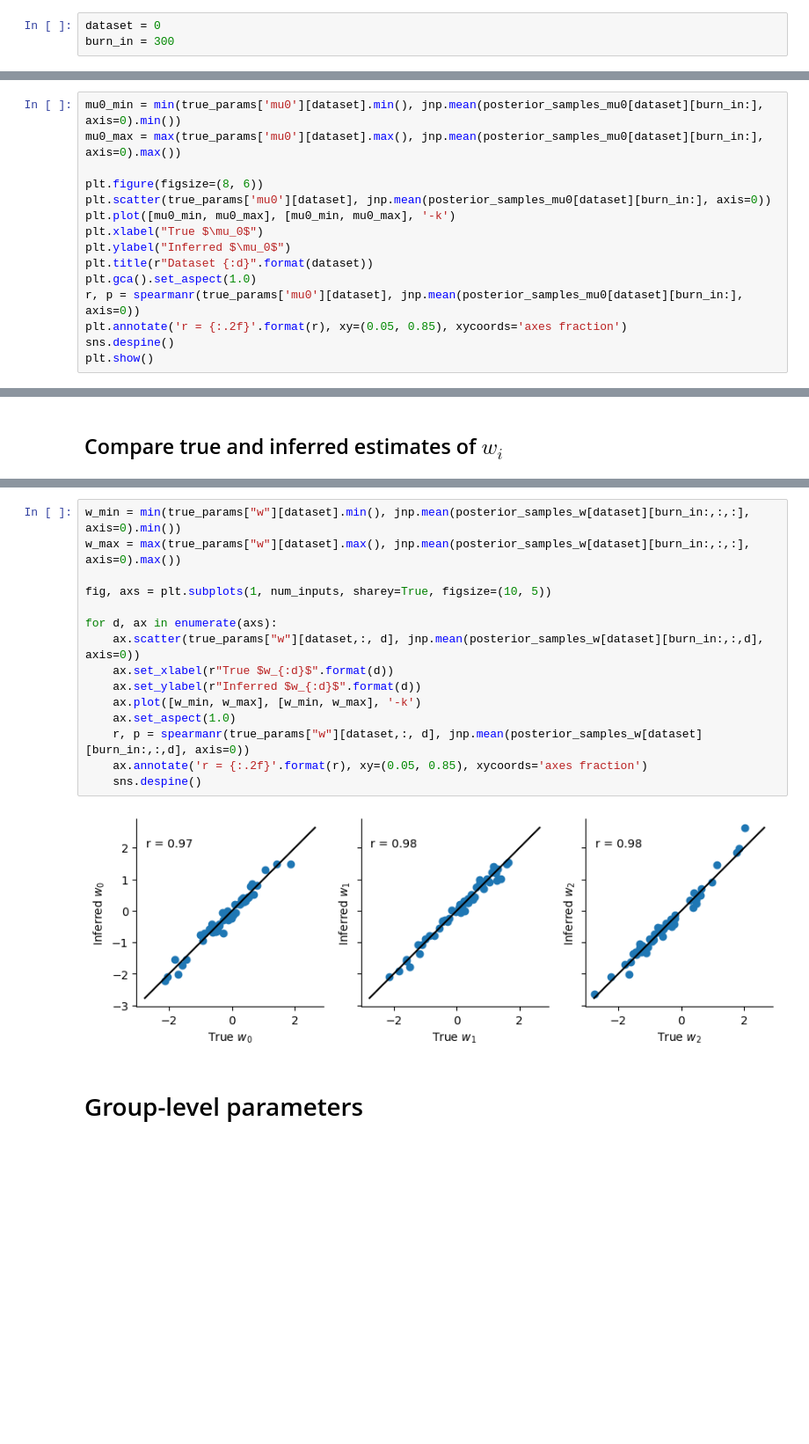
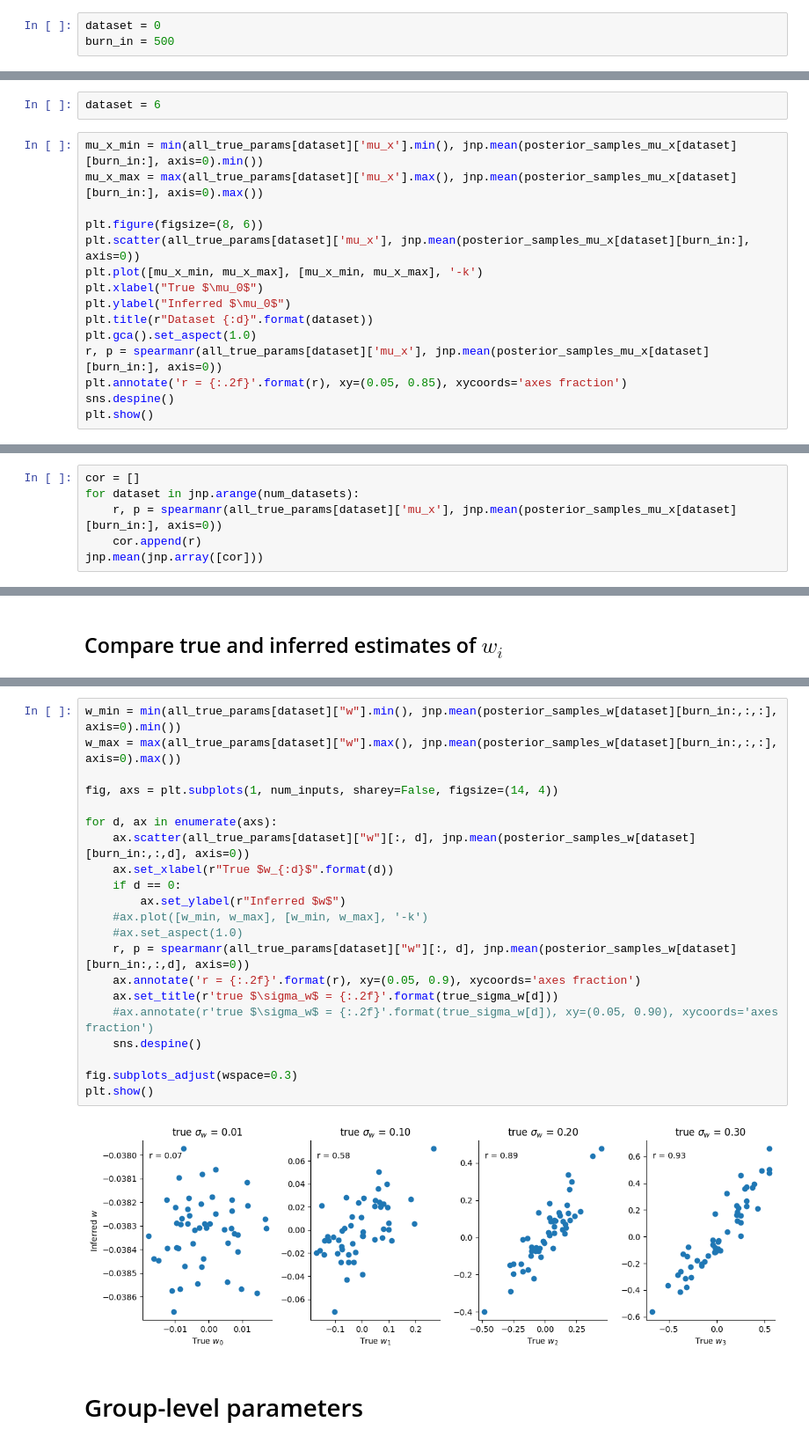
Before and after one commit to robinvloeberghs/hMFC, a Jupyter notebook: Paper/testing/testing_hmfc.ipynb, the cells around one changed output, grey strips where cells are left out. Shown at 88% size. Drawn from its saved outputs; the diff is of its cells as text; blank space fills up the shorter version.

```diff
--- a/Paper/testing/testing_hmfc.ipynb
+++ b/Paper/testing/testing_hmfc.ipynb
@@ -759,7 +236,7 @@ true_params, true_states, emissions, inputs, lps, posterior_samples_a0, posterio
 ## Log prob
 # %%
 dataset = 0
-burn_in = 300
+burn_in = 500
 # %%
 plt.figure(figsize=(8, 6))
 plt.plot(jnp.stack(lps[dataset])/emissions[dataset].size) # normalized log joint prob
@@ -865,17 +362,19 @@ plt.show()
 # %% [markdown]
 ## Compare true and inferred estimates of $\mu_{0,i}$
+# %%
+dataset = 6
 # %%
-mu0_min = min(true_params['mu0'][dataset].min(), jnp.mean(posterior_samples_mu0[dataset][burn_in:], axis=0).min())
-mu0_max = max(true_params['mu0'][dataset].max(), jnp.mean(posterior_samples_mu0[dataset][burn_in:], axis=0).max())
+mu_x_min = min(all_true_params[dataset]['mu_x'].min(), jnp.mean(posterior_samples_mu_x[dataset][burn_in:], axis=0).min())
+mu_x_max = max(all_true_params[dataset]['mu_x'].max(), jnp.mean(posterior_samples_mu_x[dataset][burn_in:], axis=0).max())
 
 plt.figure(figsize=(8, 6))
-plt.scatter(true_params['mu0'][dataset], jnp.mean(posterior_samples_mu0[dataset][burn_in:], axis=0))
-plt.plot([mu0_min, mu0_max], [mu0_min, mu0_max], '-k')
+plt.scatter(all_true_params[dataset]['mu_x'], jnp.mean(posterior_samples_mu_x[dataset][burn_in:], axis=0))
+plt.plot([mu_x_min, mu_x_max], [mu_x_min, mu_x_max], '-k')
 plt.xlabel("True $\mu_0$")
 plt.ylabel("Inferred $\mu_0$")
 plt.title(r"Dataset {:d}".format(dataset))
 plt.gca().set_aspect(1.0)
-r, p = spearmanr(true_params['mu0'][dataset], jnp.mean(posterior_samples_mu0[dataset][burn_in:], axis=0))
+r, p = spearmanr(all_true_params[dataset]['mu_x'], jnp.mean(posterior_samples_mu_x[dataset][burn_in:], axis=0))
 plt.annotate('r = {:.2f}'.format(r), xy=(0.05, 0.85), xycoords='axes fraction')
 sns.despine()
 plt.show()
@@ -883,0 +383,6 @@ plt.show()
+# %%
+cor = []
+for dataset in jnp.arange(num_datasets):
+    r, p = spearmanr(all_true_params[dataset]['mu_x'], jnp.mean(posterior_samples_mu_x[dataset][burn_in:], axis=0))
+    cor.append(r)
+jnp.mean(jnp.array([cor]))
@@ -886,20 +435,26 @@ plt.show()
 # %%
-w_min = min(true_params["w"][dataset].min(), jnp.mean(posterior_samples_w[dataset][burn_in:,:,:], axis=0).min())
-w_max = max(true_params["w"][dataset].max(), jnp.mean(posterior_samples_w[dataset][burn_in:,:,:], axis=0).max())
+w_min = min(all_true_params[dataset]["w"].min(), jnp.mean(posterior_samples_w[dataset][burn_in:,:,:], axis=0).min())
+w_max = max(all_true_params[dataset]["w"].max(), jnp.mean(posterior_samples_w[dataset][burn_in:,:,:], axis=0).max())
 
-fig, axs = plt.subplots(1, num_inputs, sharey=True, figsize=(10, 5))
+fig, axs = plt.subplots(1, num_inputs, sharey=False, figsize=(14, 4))
 
 for d, ax in enumerate(axs):
-    ax.scatter(true_params["w"][dataset,:, d], jnp.mean(posterior_samples_w[dataset][burn_in:,:,d], axis=0))
+    ax.scatter(all_true_params[dataset]["w"][:, d], jnp.mean(posterior_samples_w[dataset][burn_in:,:,d], axis=0))
     ax.set_xlabel(r"True $w_{:d}$".format(d))
-    ax.set_ylabel(r"Inferred $w_{:d}$".format(d))
-    ax.plot([w_min, w_max], [w_min, w_max], '-k')
-    ax.set_aspect(1.0)
-    r, p = spearmanr(true_params["w"][dataset,:, d], jnp.mean(posterior_samples_w[dataset][burn_in:,:,d], axis=0))
-    ax.annotate('r = {:.2f}'.format(r), xy=(0.05, 0.85), xycoords='axes fraction')
+    if d == 0:
+        ax.set_ylabel(r"Inferred $w$")
+    #ax.plot([w_min, w_max], [w_min, w_max], '-k')
+    #ax.set_aspect(1.0)
+    r, p = spearmanr(all_true_params[dataset]["w"][:, d], jnp.mean(posterior_samples_w[dataset][burn_in:,:,d], axis=0))
+    ax.annotate('r = {:.2f}'.format(r), xy=(0.05, 0.9), xycoords='axes fraction')
+    ax.set_title(r'true $\sigma_w$ = {:.2f}'.format(true_sigma_w[d]))
+    #ax.annotate(r'true $\sigma_w$ = {:.2f}'.format(true_sigma_w[d]), xy=(0.05, 0.90), xycoords='axes fraction')
     sns.despine()
+
+fig.subplots_adjust(wspace=0.3)
+plt.show()
 # %% [output]
-[figure, old version]
+[figure, new version]
 # %% [markdown]
 # Group-level parameters
 # %% [markdown]
```
Also changed, not shown: parts of 72 cells of this notebook.
